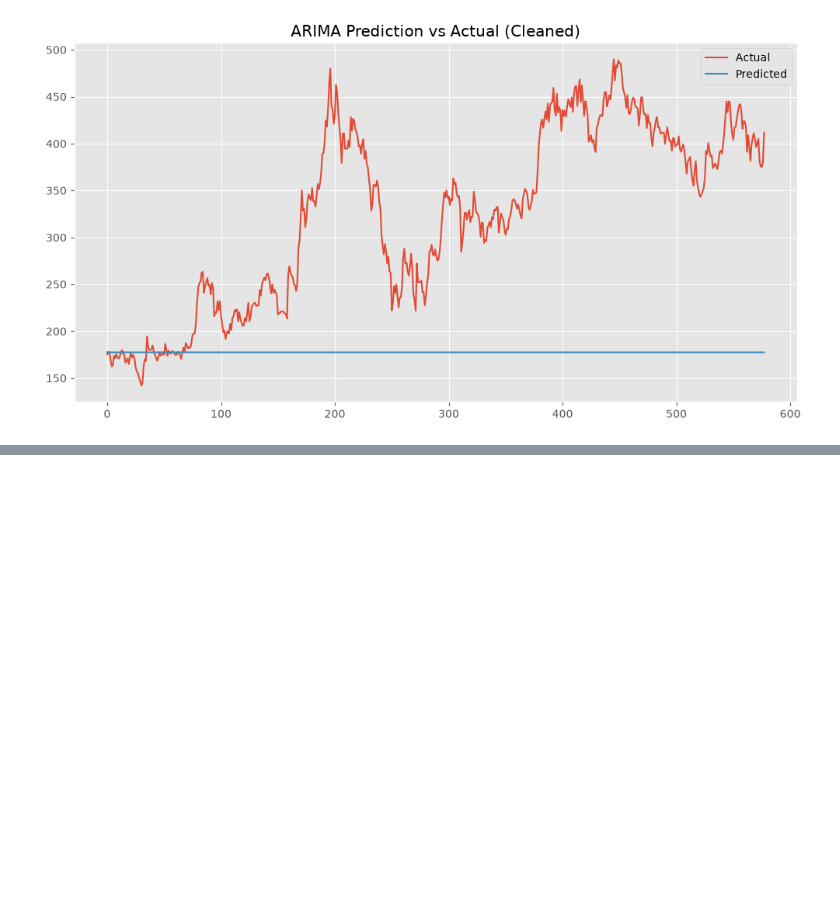
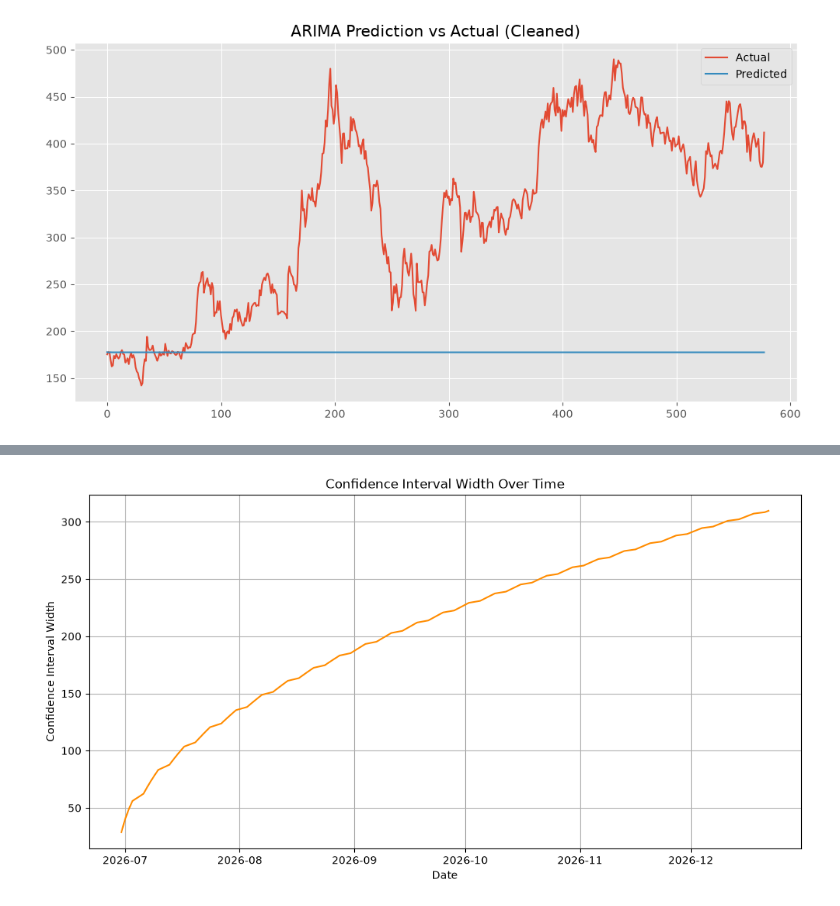
Before and after one commit to Helina-Leul/portfolio-optimization, a Jupyter notebook: notebooks/01_Data_Preprocessing_EDA.ipynb, the cells around one changed output, grey strips where cells are left out. Drawn from its saved outputs; the diff is of its cells as text; code cells hidden in the pictures; blank space fills up the shorter version.

```diff
--- a/notebooks/01_Data_Preprocessing_EDA.ipynb
+++ b/notebooks/01_Data_Preprocessing_EDA.ipynb
@@ -735,0 +1207,7 @@ plt.show()
+# %%
+forecast_df["CI Width"] = (
+    forecast_df["Upper CI"]
+    - forecast_df["Lower CI"]
+)
+
+forecast_df[["Forecast", "CI Width"]].head()
@@ -735,0 +1221,17 @@ plt.show()
+# %%
+plt.figure(figsize=(12,6))
+
+plt.plot(
+    forecast_df.index,
+    forecast_df["CI Width"],
+    color="darkorange"
+)
+
+plt.title("Confidence Interval Width Over Time")
+plt.xlabel("Date")
+plt.ylabel("Confidence Interval Width")
+plt.grid(True)
+
+plt.show()
+# %% [output]
+[figure, added]
```
Also changed, not shown: parts of 37 cells of this notebook.
